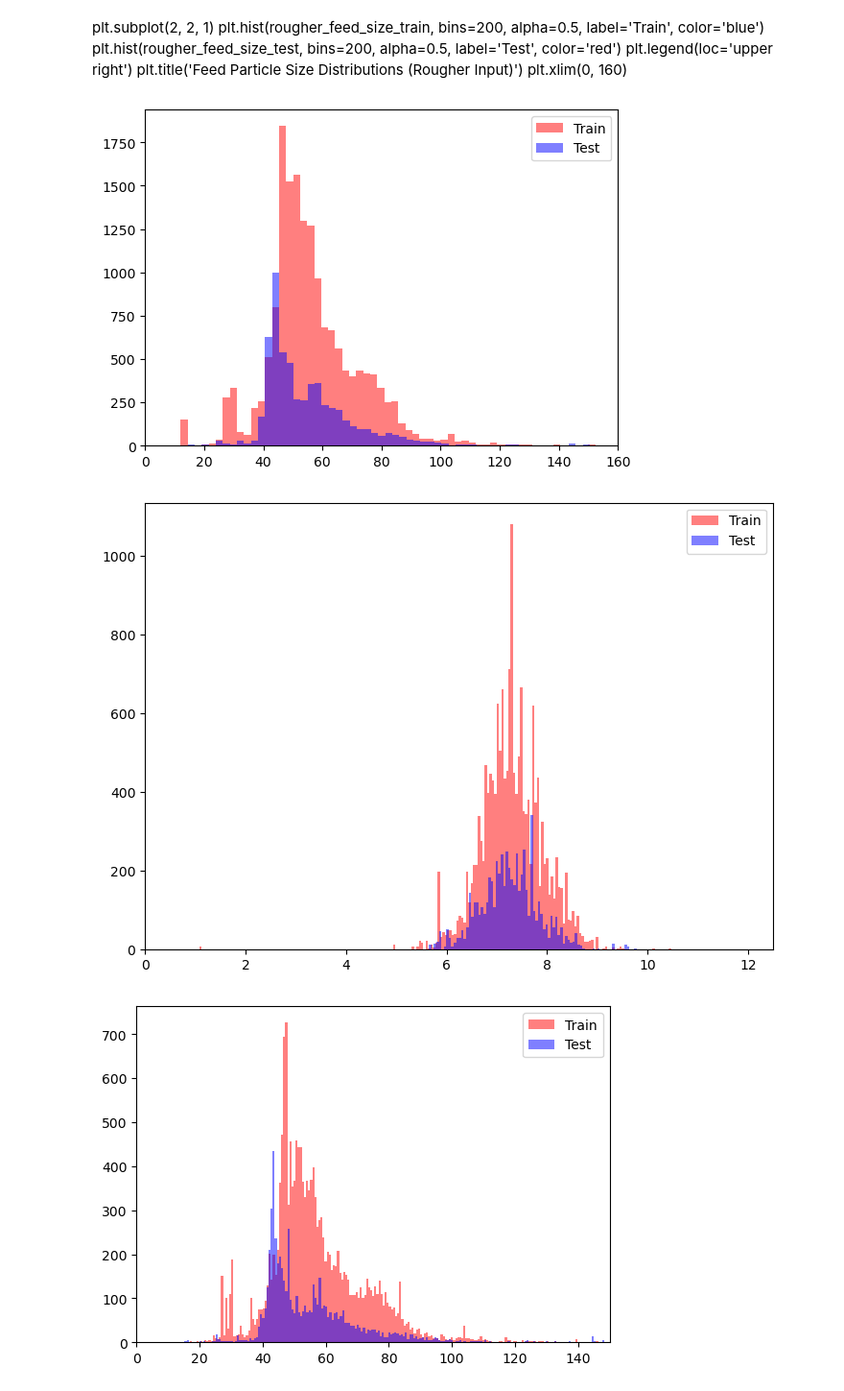
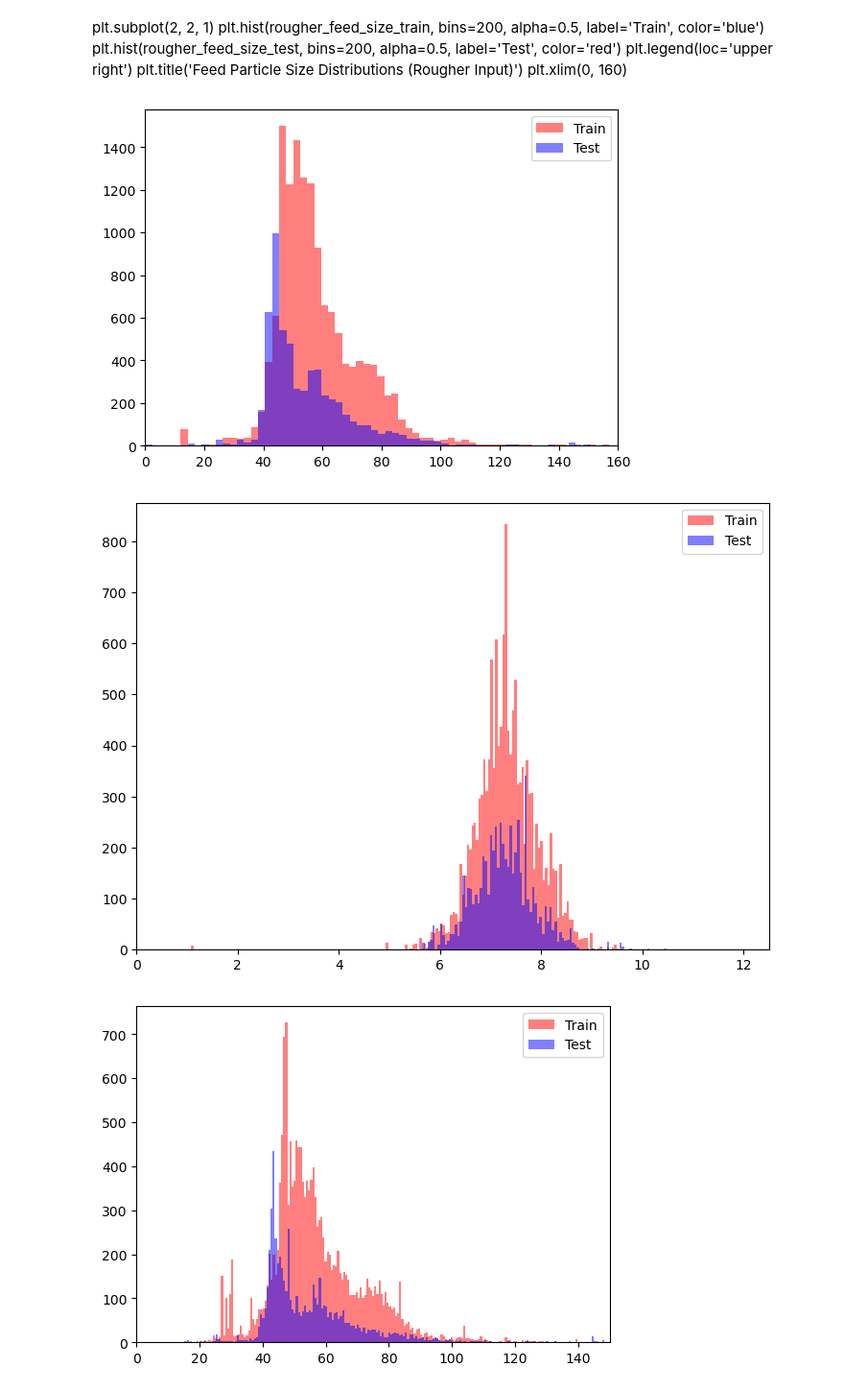
Before and after one commit to BLacuesta3/Sprint-10-Project, a Jupyter notebook: Sprint 10 Project Notebook.ipynb, the cells around one changed output. Shown at 96% size. Saved outputs shown, nothing was run; the diff lists cells and outputs as text; code cells hidden in the pictures.

```diff
--- a/Sprint 10 Project Notebook.ipynb
+++ b/Sprint 10 Project Notebook.ipynb
@@ -691,24 +695,24 @@ plt.legend(loc='upper right')
 plt.title('Feed Particle Size Distributions (Rougher Input)')
 plt.xlim(0, 160)
 # %%
-r_feed_train = data_train['rougher.input.feed_size']
-pc_feed_train = data_train['primary_cleaner.input.feed_size']
+r_feed_train = dt_clean['rougher.input.feed_size']
+pc_feed_train = dt_clean['primary_cleaner.input.feed_size']
 
 r_feed_test = data_test['rougher.input.feed_size']
 pc_feed_test = data_test['primary_cleaner.input.feed_size']
 
 plt.figure(figsize=(14, 10))
 plt.subplot(2, 2, 1)
 plt.hist(r_feed_train, bins=200, alpha=0.5, label='Train', color='red')
 plt.hist(r_feed_test, bins=200, alpha=0.5, label='Test', color='blue')
 plt.legend(loc='upper right')
 
 plt.xlim(0, 160)
 
 plt.tight_layout
 plt.show()
 # %% [output]
-[figure, old version]
+[figure, new version]
 # %%
 plt.figure(figsize=(14, 10))
 plt.subplot(2, 2, 2)
@@ -721,7 +725,7 @@ plt.xlim(0, 12.5)
 plt.tight_layout()
 plt.show()
 # %% [output]
-[figure, old version]
+[figure, new version]
 # %%
 data_train = data_train[(data_train['rougher.input.feed_size'] < 0) | (data_train['rougher.input.feed_size'] > 15) & (data_train['rougher.input.feed_size'] <= 150)]
 r_feed_train_2 = data_train['rougher.input.feed_size']
```
Also changed, not shown: parts of 38 cells of this notebook.
